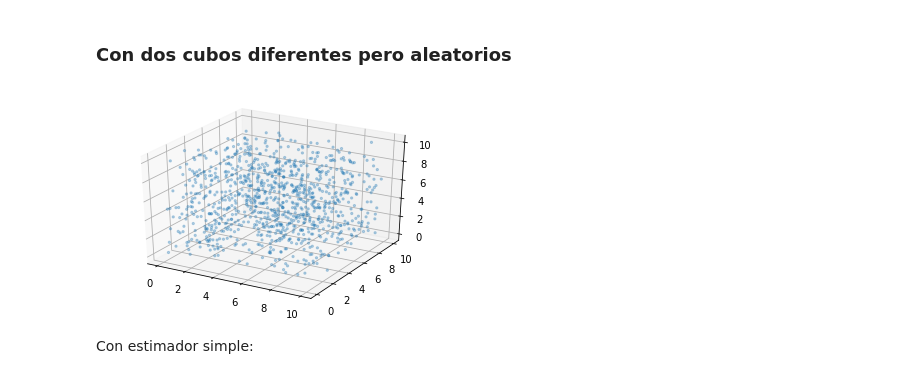
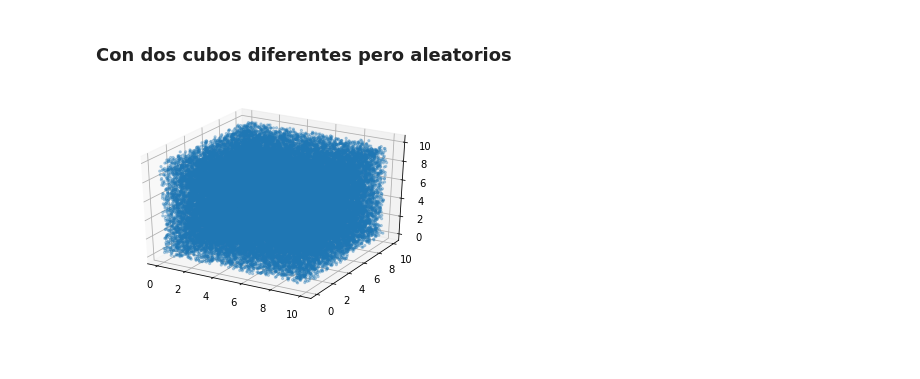
Before and after one commit to DCIDA2019/da2020-GabrielMissael, a Jupyter notebook: Semana13_Casa/correlacion.ipynb, the cells around one changed output. Cells and saved outputs as stored; diff of their text form; code cells hidden in the pictures; blank space fills up the shorter version.

```diff
--- a/Semana13_Casa/correlacion.ipynb
+++ b/Semana13_Casa/correlacion.ipynb
@@ -14,5 +14,5 @@ def verCubo(puntos):
     fig = plt.figure()
     ax = fig.add_subplot(111, projection='3d')
 
-    ax.scatter(aleatorio.T[0], aleatorio.T[1], aleatorio.T[2], marker = '.', alpha = 0.3)
+    ax.scatter(puntos.T[0], puntos.T[1], puntos.T[2], marker = '.', alpha = 0.3)
 # %%
@@ -143,11 +196,9 @@ ver_correlacion(y_LS, l = 15)
 # %% [markdown]
 ### Con dos cubos diferentes pero aleatorios
 # %%
-aleatorio1 = puntos(2000, l = 10, seed = 1)
-aleatorio2 = puntos(2000, l = 10, seed = 2)
+aleatorio1 = puntos(50000, l = 10, seed = 1)
+aleatorio2 = puntos(50000, l = 10, seed = 2)
 verCubo(aleatorio2)
 # %% [output]
-[figure, old version]
+[figure, new version]
-# %% [markdown]
-Con estimador simple:
 # %%
```
Also changed, not shown: parts of 18 cells of this notebook.
